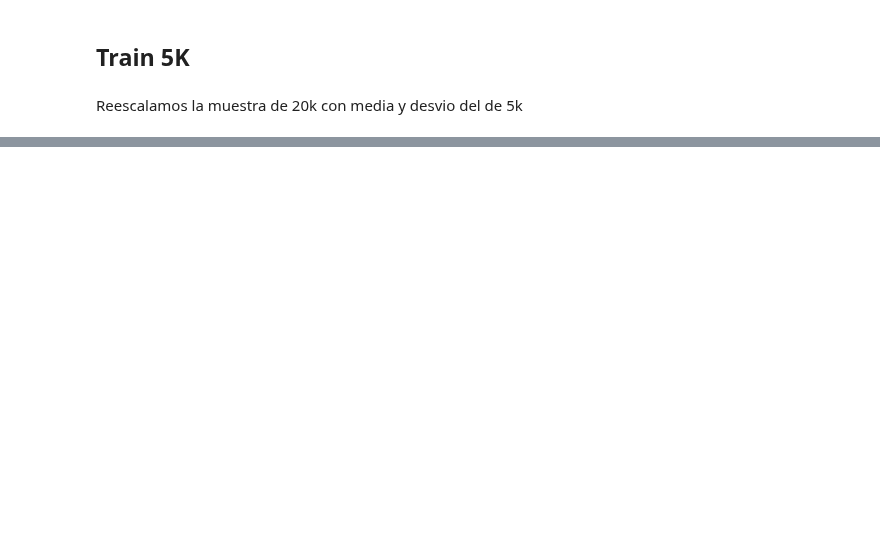
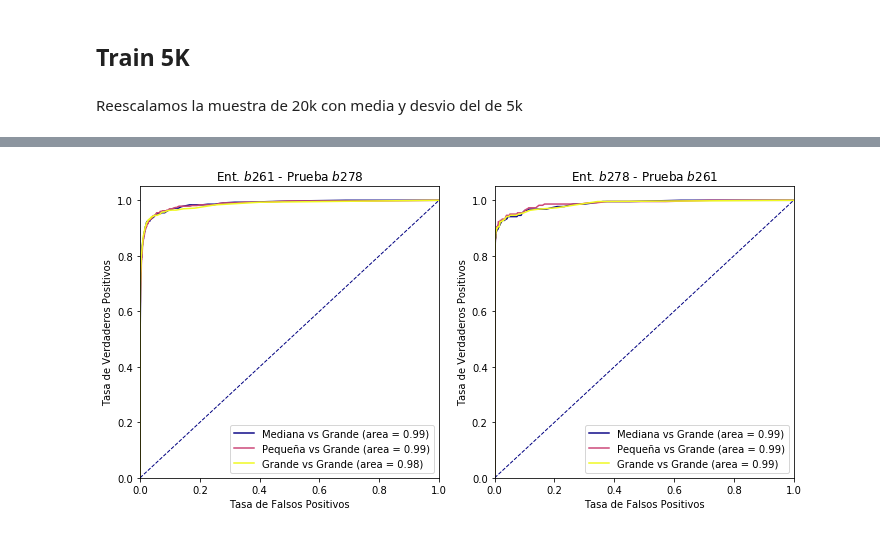
Before and after one commit to carpyncho/vvv_gen_catalog, a Jupyter notebook: 04_rf_trains_testb-Copy1.ipynb, the cells around one changed output, grey strips where cells are left out. Drawn from its saved outputs; the diff is of its cells as text; code cells hidden in the pictures; blank space fills up the shorter version.

```diff
--- a/04_rf_trains_testb-Copy1.ipynb
+++ b/04_rf_trains_testb-Copy1.ipynb
@@ -154,0 +268,3 @@ roc({"5K vs. 20K": result_med, "2.5K vs. 20K": result_small})
+# %%
+r = results[-1]
+r
@@ -154,0 +276,18 @@ roc({"5K vs. 20K": result_med, "2.5K vs. 20K": result_small})
+# %%
+rows = []
+for r in results:
+    rr = r["result"]
+    new_row = {k:v for k, v in r.items() if k != "result"}
+    new_row.update(
+        recall=metrics.recall_score(rr.y_test, rr.predictions),
+        precision=metrics.precision_score(rr.y_test, rr.predictions),
+        AUC=rr.roc_auc)
+    rows.append(new_row)
+# %%
+muestras = {"small": u"Pequeña", "mid": "Mediana", "big": "Grande"}
+df = pd.DataFrame(rows)
+df.columns = "AUC Prec Rec Entrenamiento Prueba Muestra".split()
+df["Muestra"] = df.Muestra.apply(muestras.get)
+df = df.set_index(["Muestra", "Entrenamiento", "Prueba"])
+df = df["Prec Rec AUC".split()]
+df
@@ -154,0 +321,21 @@ roc({"5K vs. 20K": result_med, "2.5K vs. 20K": result_small})
+# %%
+train_b261 = {
+    u"{} vs Grande".format(muestras[r["train_size"]]): r["result"]
+    for r in results if r["train"] == "b261"}
+train_b278 = {
+    u"{} vs Grande".format(muestras[r["train_size"]]): r["result"]
+    for r in results if r["train"] == "b278"}
+# %%
+fig, (b261_plot, b278_plot) = plt.subplots(ncols=2)
+fig.set_size_inches(10, 5)
+
+roc(train_b261, ax=b261_plot)
+roc(train_b278, ax=b278_plot)
+
+b261_plot.set_title("Ent. $b261$ - Prueba $b278$")
+b278_plot.set_title("Ent. $b278$ - Prueba $b261$")
+
+plt.savefig("two_rocs.pdf")
+plt.show()
+# %% [output]
+[figure, added]
```
Also changed, not shown: parts of 23 cells of this notebook, 12 other files.
